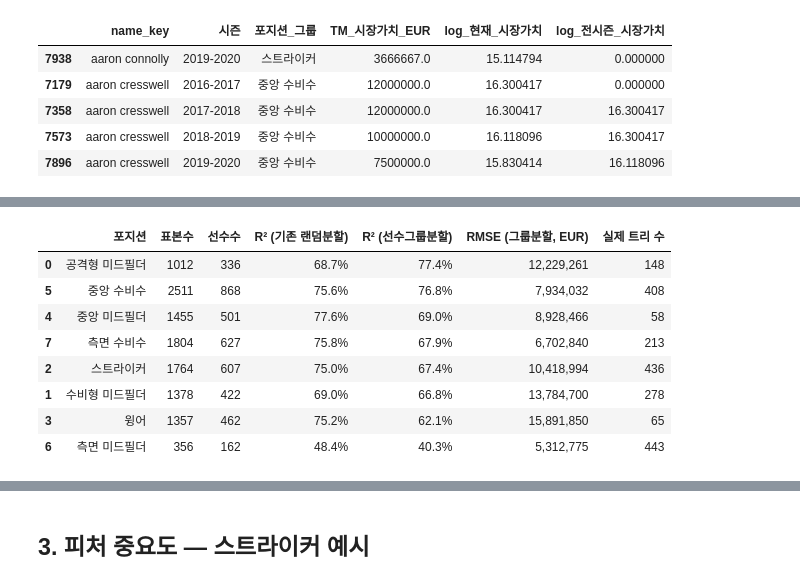
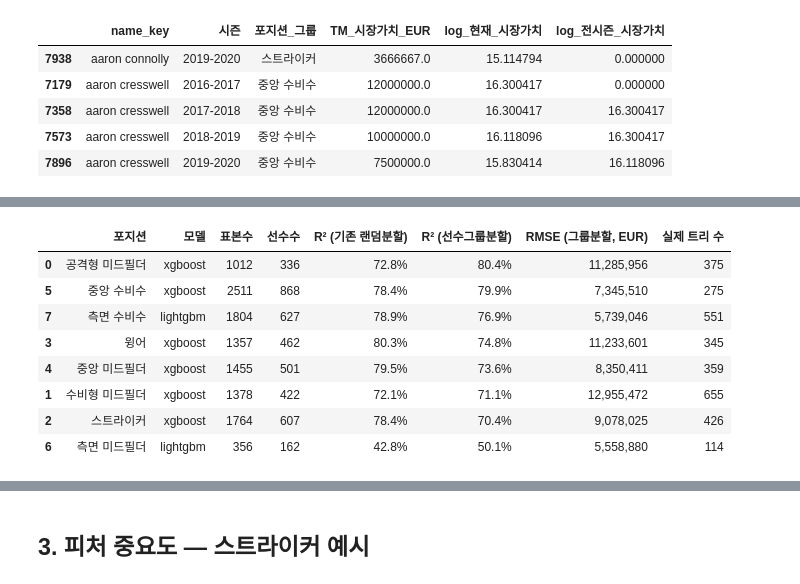
Before and after one commit to songsh16/OptiScore, a Jupyter notebook: ml/notebooks/model_training.ipynb, the cells around one changed output, grey strips where cells are left out. Saved outputs shown, nothing was run; the diff lists cells and outputs as text; code cells hidden in the pictures.

```diff
--- a/ml/notebooks/model_training.ipynb
+++ b/ml/notebooks/model_training.ipynb
@@ -70,29 +81,30 @@ bundle, results = train_module.train_all(df)
 # %%
 summary = pd.DataFrame([
     {
         "포지션": pos,
+        "모델": d["model_type"],
         "표본수": d["n_rows"],
         "선수수": d["n_players"],
         "R² (기존 랜덤분할)": d["naive_split"]["r2"],
         "R² (선수그룹분할)": d["grouped_split"]["r2"],
         "RMSE (그룹분할, EUR)": d["grouped_split"]["rmse"],
         "실제 트리 수": d["grouped_split"]["best_iteration"],
     }
     for pos, d in results.items()
 ]).sort_values("R² (선수그룹분할)", ascending=False)
 summary.style.format({
     "R² (기존 랜덤분할)": "{:.1%}", "R² (선수그룹분할)": "{:.1%}", "RMSE (그룹분할, EUR)": "{:,.0f}"
 })
 # %% [output]
-|  | 포지션 | 표본수 | 선수수 | R² (기존 랜덤분할) | R² (선수그룹분할) | RMSE (그룹분할, EUR) | 실제 트리 수 |
-| 0 | 공격형 미드필더 | 1012 | 336 | 68.7% | 77.4% | 12,229,261 | 148 |
-| 5 | 중앙 수비수 | 2511 | 868 | 75.6% | 76.8% | 7,934,032 | 408 |
-| 4 | 중앙 미드필더 | 1455 | 501 | 77.6% | 69.0% | 8,928,466 | 58 |
-| 7 | 측면 수비수 | 1804 | 627 | 75.8% | 67.9% | 6,702,840 | 213 |
-| 2 | 스트라이커 | 1764 | 607 | 75.0% | 67.4% | 10,418,994 | 436 |
-| 1 | 수비형 미드필더 | 1378 | 422 | 69.0% | 66.8% | 13,784,700 | 278 |
-| 3 | 윙어 | 1357 | 462 | 75.2% | 62.1% | 15,891,850 | 65 |
-| 6 | 측면 미드필더 | 356 | 162 | 48.4% | 40.3% | 5,312,775 | 443 |
+|  | 포지션 | 모델 | 표본수 | 선수수 | R² (기존 랜덤분할) | R² (선수그룹분할) | RMSE (그룹분할, EUR) | 실제 트리 수 |
+| 0 | 공격형 미드필더 | xgboost | 1012 | 336 | 72.8% | 80.4% | 11,285,956 | 375 |
+| 5 | 중앙 수비수 | xgboost | 2511 | 868 | 78.4% | 79.9% | 7,345,510 | 275 |
+| 7 | 측면 수비수 | lightgbm | 1804 | 627 | 78.9% | 76.9% | 5,739,046 | 551 |
+| 3 | 윙어 | xgboost | 1357 | 462 | 80.3% | 74.8% | 11,233,601 | 345 |
+| 4 | 중앙 미드필더 | xgboost | 1455 | 501 | 79.5% | 73.6% | 8,350,411 | 359 |
+| 1 | 수비형 미드필더 | xgboost | 1378 | 422 | 72.1% | 71.1% | 12,955,472 | 655 |
+| 2 | 스트라이커 | xgboost | 1764 | 607 | 78.4% | 70.4% | 9,078,025 | 426 |
+| 6 | 측면 미드필더 | lightgbm | 356 | 162 | 42.8% | 50.1% | 5,558,880 | 114 |
 # %%
 fig, ax = plt.subplots(figsize=(9, 5))
 x = range(len(summary))
```
Also changed, not shown: parts of 11 cells of this notebook, 14 other files.
